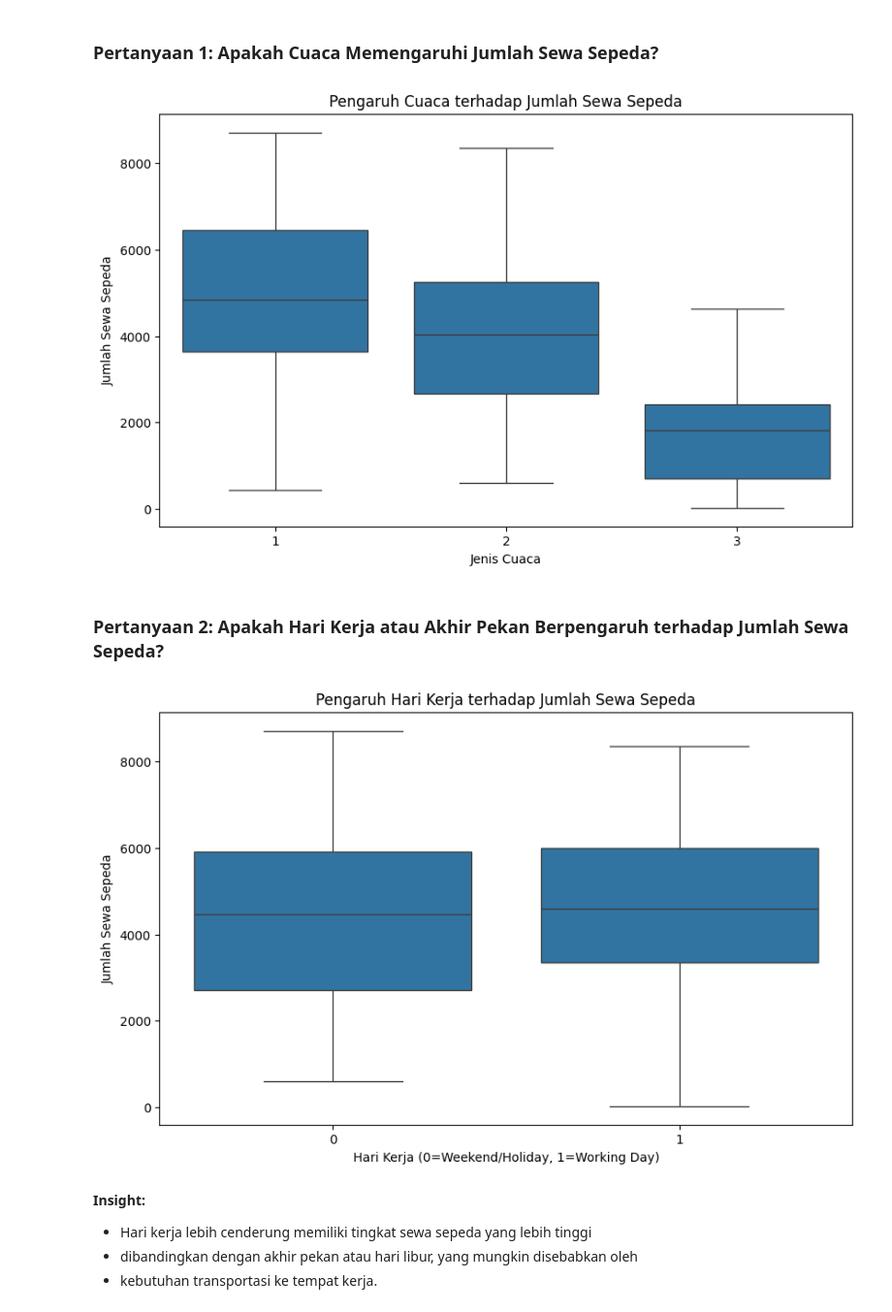
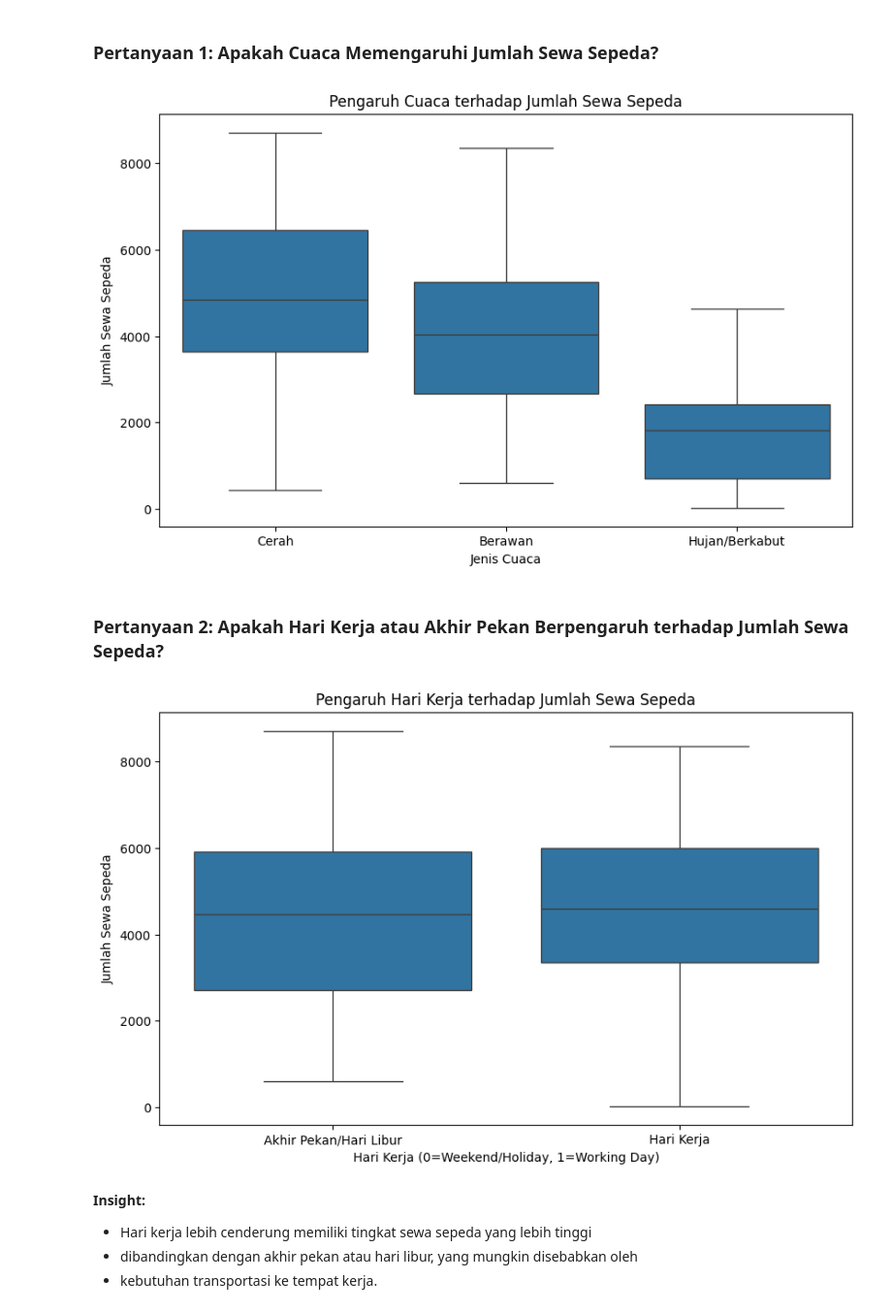
Before and after one commit to akbaralfaidah/submission_akbaralfaidah_belajaranalisisdata, a Jupyter notebook: Proyek_Analisis_Data.ipynb, the cells around one changed output. Shown at 97% size. Cells and saved outputs as stored; diff of their text form; code cells hidden in the pictures.

```diff
--- a/Proyek_Analisis_Data.ipynb
+++ b/Proyek_Analisis_Data.ipynb
@@ -149,13 +191,19 @@ plt.show()
 # %%
 # Visualisasi pengaruh cuaca terhadap jumlah sewa sepeda
 plt.figure(figsize=(10, 6))
 sns.boxplot(x='weathersit', y='cnt', data=day_data)
 plt.title('Pengaruh Cuaca terhadap Jumlah Sewa Sepeda')
+
+# Menambahkan label deskriptif untuk jenis cuaca
 plt.xlabel('Jenis Cuaca')
 plt.ylabel('Jumlah Sewa Sepeda')
+
+# Menambahkan label pada sumbu X
+plt.xticks([0, 1, 2], ['Cerah', 'Berawan', 'Hujan/Berkabut'])
+
 plt.show()
 # %% [output]
-[figure, old version]
+[figure, new version]
 # %% [markdown]
 ### Pertanyaan 2: Apakah Hari Kerja atau Akhir Pekan Berpengaruh terhadap Jumlah Sewa Sepeda?
 # %%
@@ -163,11 +211,17 @@ plt.show()
 plt.figure(figsize=(10, 6))
 sns.boxplot(x='workingday', y='cnt', data=day_data)
 plt.title('Pengaruh Hari Kerja terhadap Jumlah Sewa Sepeda')
+
+# Menambahkan label deskriptif untuk hari kerja
 plt.xlabel('Hari Kerja (0=Weekend/Holiday, 1=Working Day)')
 plt.ylabel('Jumlah Sewa Sepeda')
+
+# Menambahkan label pada sumbu X
+plt.xticks([0, 1], ['Akhir Pekan/Hari Libur', 'Hari Kerja'])
+
 plt.show()
 # %% [output]
-[figure, old version]
+[figure, new version]
 # %% [markdown]
 **Insight:**
 - Hari kerja lebih cenderung memiliki tingkat sewa sepeda yang lebih tinggi
```
Also changed, not shown: parts of 14 cells of this notebook, 1 other file.
